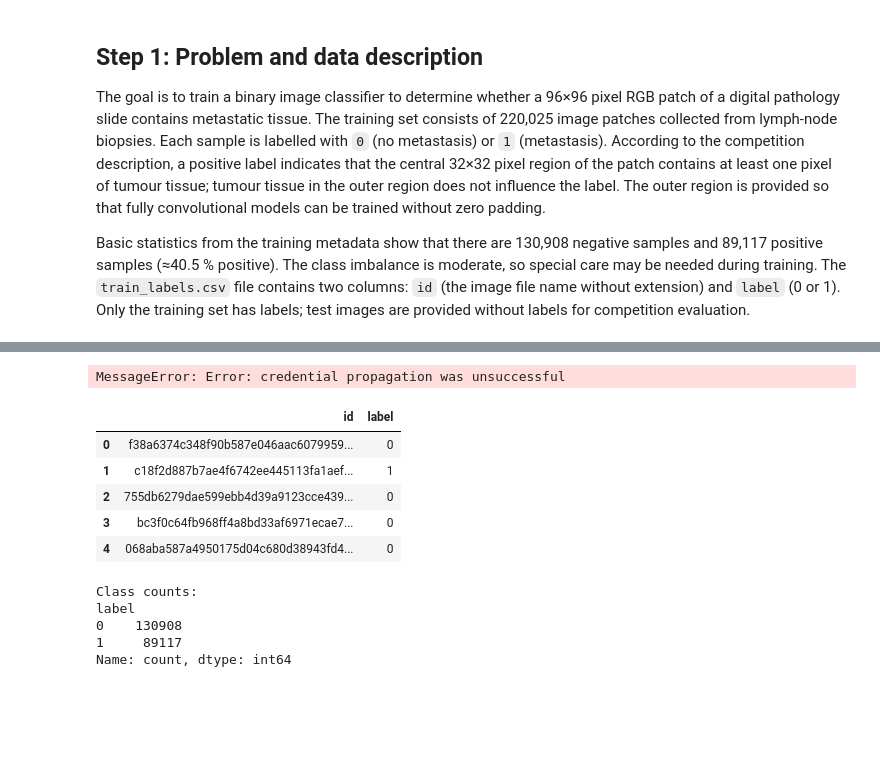
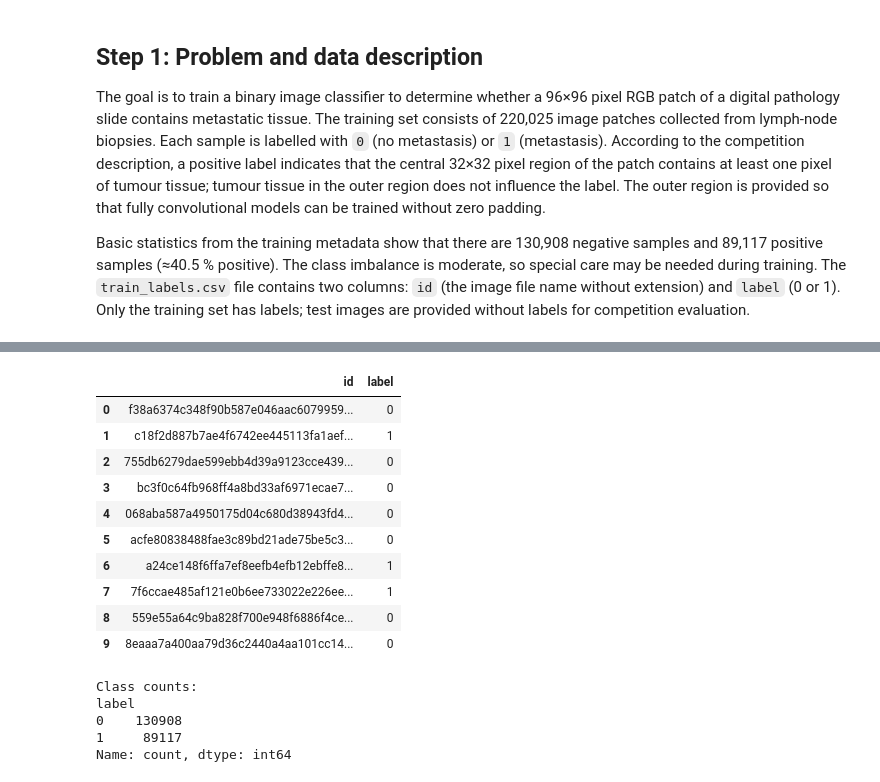
Before and after one commit to ryan-bulger/Cancer-Detection, a Jupyter notebook: metastatic_cancer_detection (1).ipynb, the cells around one changed output, grey strips where cells are left out. Drawn from its saved outputs; the diff is of its cells as text; code cells hidden in the pictures; blank space fills up the shorter version.

```diff
--- a/metastatic_cancer_detection (1).ipynb
+++ b/metastatic_cancer_detection (1).ipynb
@@ -24,27 +55,52 @@ from PIL import Image
 # %%
-from google.colab import drive
-drive.mount('/content/drive')
+# Define dataset paths used for downloading & analysis
+train_dir = './histopathologic-cancer-detection/train/'
+test_dir = './histopathologic-cancer-detection/test/'
+labels_csv = './histopathologic-cancer-detection/train_labels.csv'
+sample_submission_csv = './histopathologic-cancer-detection/sample_submission.csv'
-# %% [output]
-MessageError: Error: credential propagation was unsuccessful
 # %%
-# Define dataset paths relative to the local repository
-# train_dir = './histopathologic-cancer-detection/train/'
-# test_dir = './histopathologic-cancer-detection/test/'
-temp_dir = './histopathologic-cancer-detection/temp_files/'
-labels_csv = './train_labels.csv'
-sample_submission_csv = './histopathologic-cancer-detection/sample_submission.csv'
+# # Convert all .tif files in train_dir to .png using parallel processing
+# print('Converting .tif files to .png...')
+# tif_files = glob.glob(os.path.join(train_dir, "*.tif"))
 
-labels_df = pd.read_csv(labels_csv)
+# def convert_tif_to_png(tif_path):
+#     png_path = tif_path.replace(".tif", ".png")
+#     try:
+#         with Image.open(tif_path) as im:
+#             # ensure 3 channels (RGB); .tif images may be single‑channel
+#             rgb_im = im.convert('RGB')
+#             rgb_im.save(png_path)
+#     except Exception as e:
+#         print(f"Error converting {tif_path}: {e}")
 
-# Display the first few rows
-labels_df.head()
+# # Use ThreadPoolExecutor for parallel conversion
+# with concurrent.futures.ThreadPoolExecutor(max_workers=os.cpu_count()) as executor:
+#     list(tqdm(executor.map(convert_tif_to_png, tif_files), total=len(tif_files), desc='Converting images'))
+
+# print("Finished converting .tif files to .png.")
+
+# # Delete original .tif files
+# # print("Deleting original .tif files...")
+# # !rm /kaggle/histopathologic-cancer-detection/train/*.tif
+# # print("Finished deleting .tif files.")
-# %% [output]
-|  | id | label |
-| 0 | f38a6374c348f90b587e046aac6079959... | 0 |
-| 1 | c18f2d887b7ae4f6742ee445113fa1aef... | 1 |
-| 2 | 755db6279dae599ebb4d39a9123cce439... | 0 |
-| 3 | bc3f0c64fb968ff4a8bd33af6971ecae7... | 0 |
-| 4 | 068aba587a4950175d04c680d38943fd4... | 0 |
+# %%
+# Define the a dataframe for the labels
+labels_df = pd.read_csv(labels_csv)
+
+# Display the first few rows
+labels_df.head(10)
+# %% [output]
+|  | id | label |
+| 0 | f38a6374c348f90b587e046aac6079959... | 0 |
+| 1 | c18f2d887b7ae4f6742ee445113fa1aef... | 1 |
+| 2 | 755db6279dae599ebb4d39a9123cce439... | 0 |
+| 3 | bc3f0c64fb968ff4a8bd33af6971ecae7... | 0 |
+| 4 | 068aba587a4950175d04c680d38943fd4... | 0 |
+| 5 | acfe80838488fae3c89bd21ade75be5c3... | 0 |
+| 6 | a24ce148f6ffa7ef8eefb4efb12ebffe8... | 1 |
+| 7 | 7f6ccae485af121e0b6ee733022e226ee... | 1 |
+| 8 | 559e55a64c9ba828f700e948f6886f4ce... | 0 |
+| 9 | 8eaaa7a400aa79d36c2440a4aa101cc14... | 0 |
 # %%
 # Inspect label distribution
 class_counts = labels_df['label'].value_counts().sort_index()
```
Also changed, not shown: parts of 18 cells of this notebook, 16 other files.
